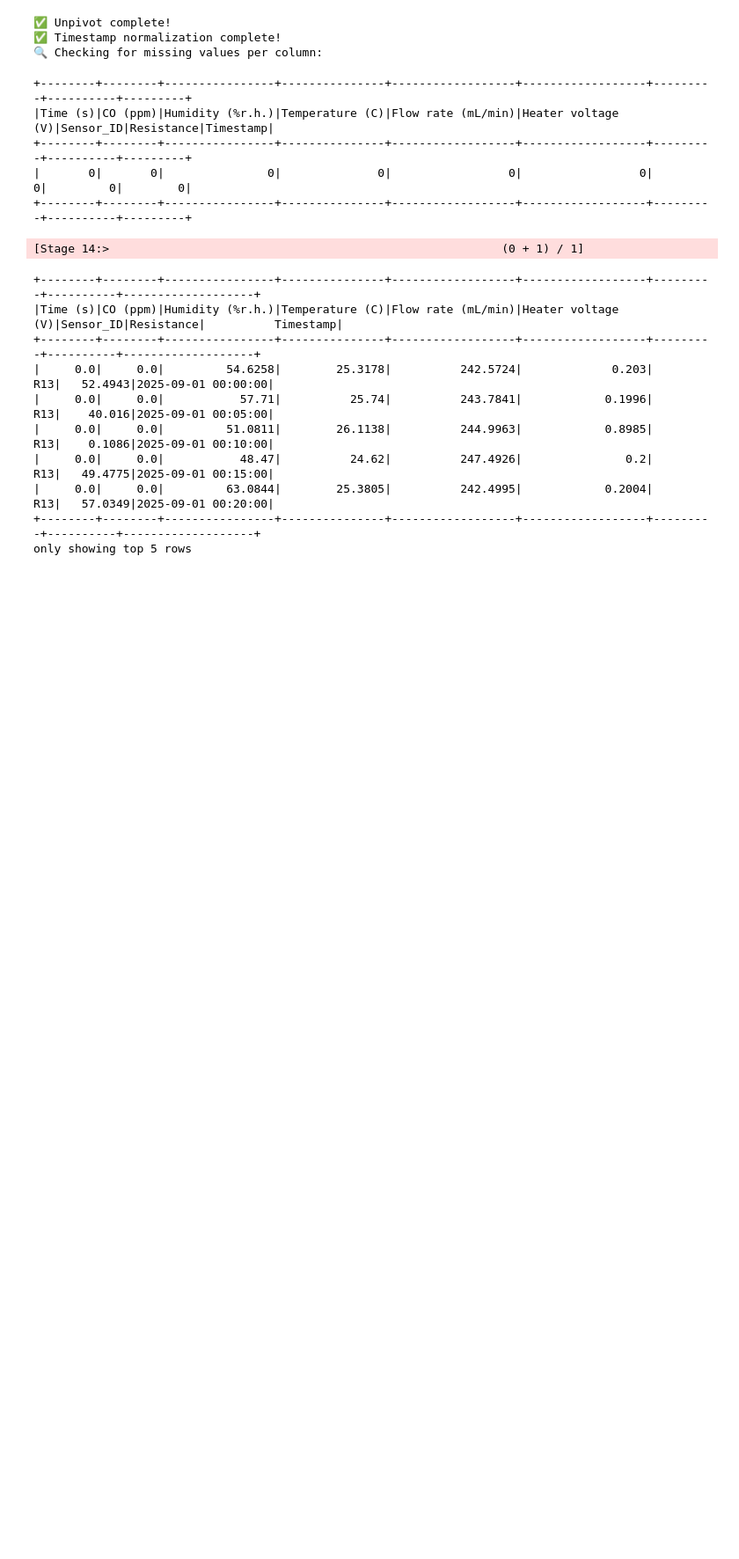
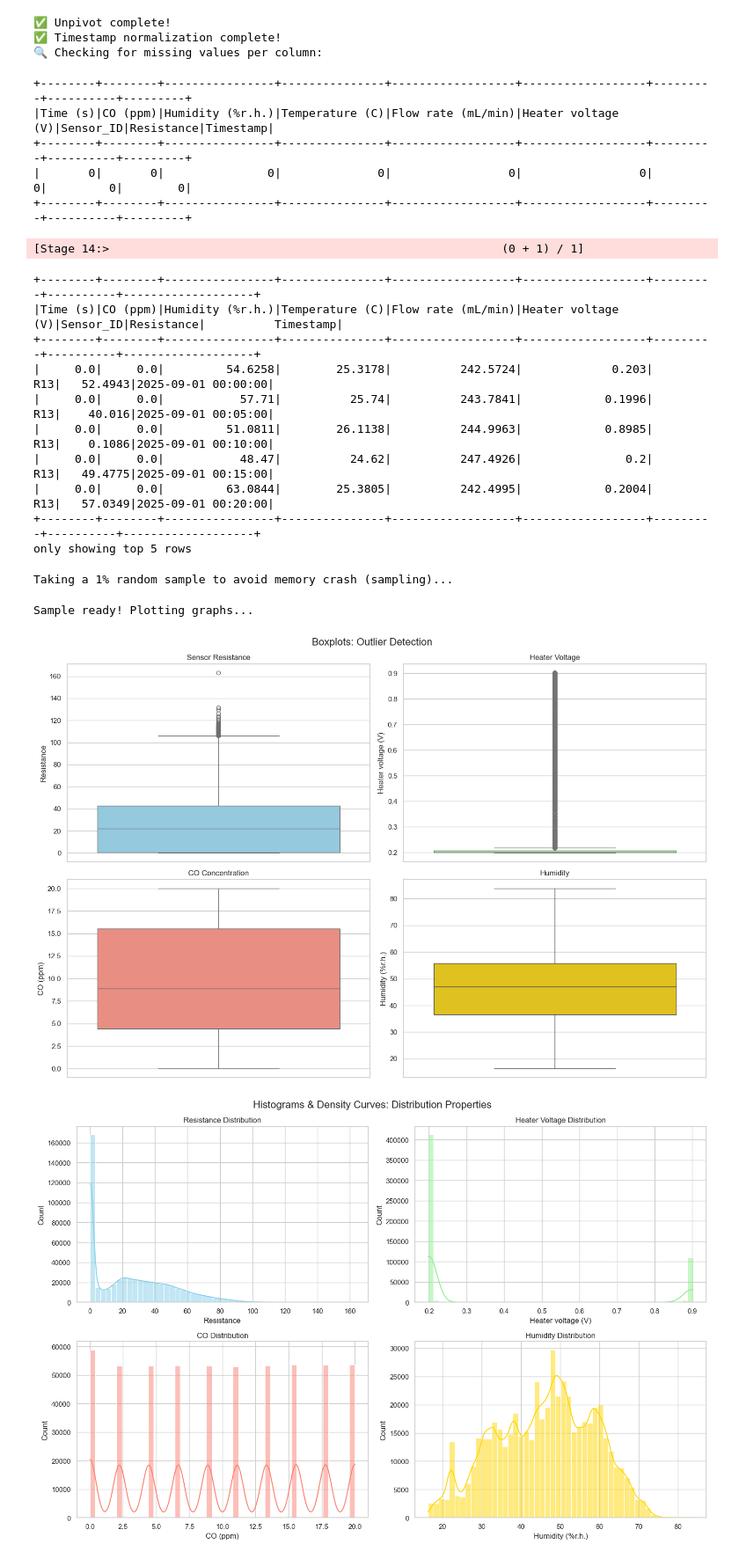
Before and after one commit to elia-etzanidi/gas_sensor_project, a Jupyter notebook: mox_project_pipeline.ipynb, the cells around one changed output. Shown at 88% size. Cells and saved outputs as stored; diff of their text form; code cells hidden in the pictures; blank space fills up the shorter version.

Commit message:
visualization and outliers

```diff
--- a/mox_project_pipeline.ipynb
+++ b/mox_project_pipeline.ipynb
@@ -136,3 +136,48 @@ df_normalized.show(5)
 |     0.0|     0.0|         63.0844|        25.3805|          242.4995|            0.2004|      R13|   57.0349|2025-09-01 00:20:00|
 +--------+--------+----------------+---------------+------------------+------------------+---------+----------+-------------------+
 only showing top 5 rows
+# %%
+import matplotlib.pyplot as plt
+import seaborn as sns
+
+print("Taking a 1% random sample")
+df_sample = df_normalized.select(
+    "Resistance",
+    "`Heater voltage (V)`",
+    "`CO (ppm)`",
+    "`Humidity (%r.h.)`"
+).sample(fraction=0.01, seed=42).toPandas()
+
+print("Sample ready! Plotting graphs...")
+
+# Set plot style
+sns.set_theme(style="whitegrid")
+
+# Boxplots for Outlier Detection
+fig, axes = plt.subplots(2, 2, figsize=(15, 10))
+fig.suptitle("Boxplots: Outlier Detection", fontsize=16)
+
+sns.boxplot(y=df_sample["Resistance"], ax=axes[0, 0], color="skyblue").set_title("Sensor Resistance")
+sns.boxplot(y=df_sample["Heater voltage (V)"], ax=axes[0, 1], color="lightgreen").set_title("Heater Voltage")
+sns.boxplot(y=df_sample["CO (ppm)"], ax=axes[1, 0], color="salmon").set_title("CO Concentration")
+sns.boxplot(y=df_sample["Humidity (%r.h.)"], ax=axes[1, 1], color="gold").set_title("Humidity")
+
+plt.tight_layout()
+plt.show()
+
+# Histograms & Density Curves
+fig, axes = plt.subplots(2, 2, figsize=(15, 10))
+fig.suptitle("Histograms & Density Curves: Distribution Properties", fontsize=16)
+
+sns.histplot(df_sample["Resistance"], bins=50, kde=True, ax=axes[0, 0], color="skyblue").set_title("Resistance Distribution")
+sns.histplot(df_sample["Heater voltage (V)"], bins=50, kde=True, ax=axes[0, 1], color="lightgreen").set_title("Heater Voltage Distribution")
+sns.histplot(df_sample["CO (ppm)"], bins=50, kde=True, ax=axes[1, 0], color="salmon").set_title("CO Distribution")
+sns.histplot(df_sample["Humidity (%r.h.)"], bins=50, kde=True, ax=axes[1, 1], color="gold").set_title("Humidity Distribution")
+
+plt.tight_layout()
+plt.show()
+# %% [output]
+Taking a 1% random sample to avoid memory crash (sampling)...
+Sample ready! Plotting graphs...
+[figure, added]
+[figure, added]
```
